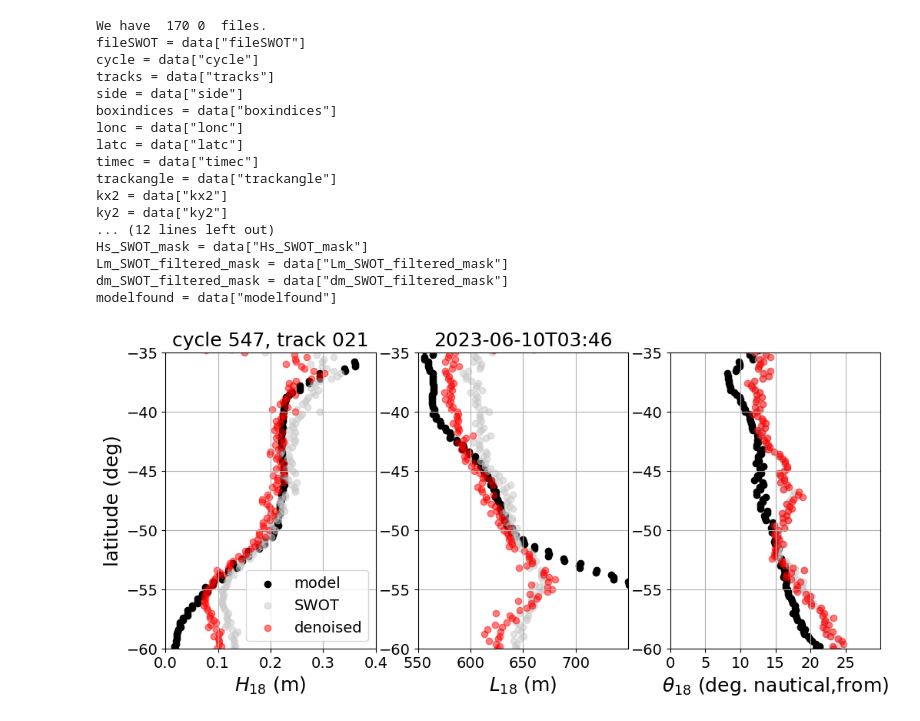
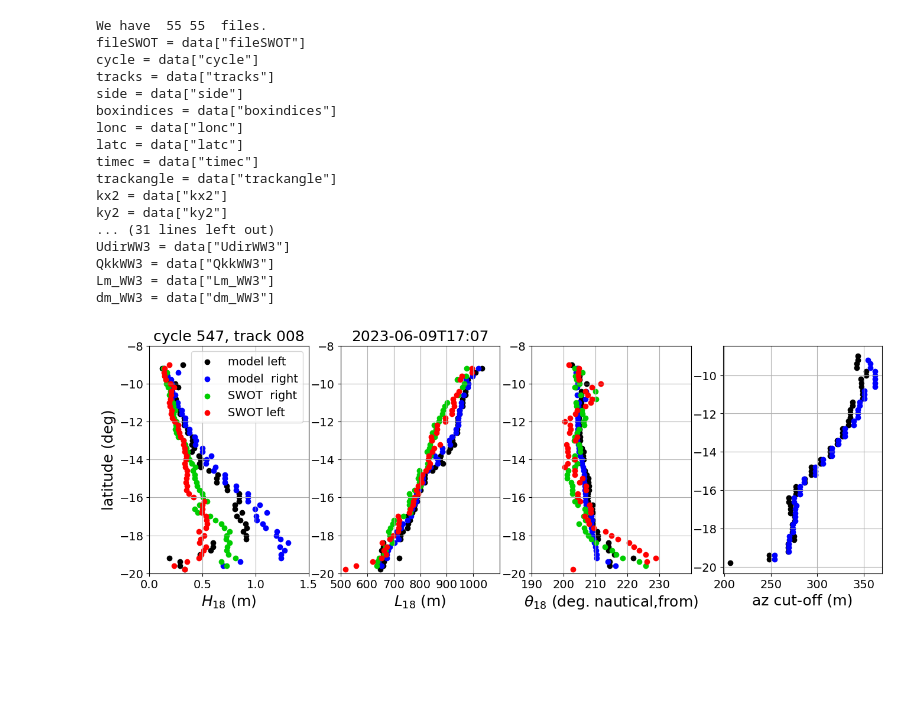
Before and after one commit to ardhuin/swellSWOT, a Jupyter notebook: analysis_track.ipynb, the cells around one changed output. Cells and saved outputs as stored; diff of their text form; code cells hidden in the pictures; blank space fills up the shorter version.

Commit message:
Added azimuthal cut off effect (with cut off wavelength estimated from wave model)

```diff
--- a/analysis_track.ipynb
+++ b/analysis_track.ipynb
@@ -33,13 +33,13 @@ mpl.rcParams.update({'figure.figsize':[10,6],'axes.grid' : True,'font.size': 14,
 # Note : other tests with different spectral resolution are in directories LOOP, LOOP2, LOOP3
 
 
-calibration=2
+calibration=1.2
 denoise=1
 
 # track for Figure 4.a
-#cycle='547';tracks='008';latrange=[-20,-8];Lrange=[500,1100];Lstep=100;thrange=[190,240];thstep=10;Hrange=[0,1.5];locleg='upper right';ileg=0;
+cycle='547';tracks='008';latrange=[-20,-8];Lrange=[500,1100];Lstep=100;thrange=[190,240];thstep=10;Hrange=[0,1.5];locleg='upper right';ileg=0;
 # track for Figure 4.b
-cycle='547';tracks='021';latrange=[-60,-35];Lrange=[550,750];Lstep=50;thrange=[0,30];thstep=5;Hrange=[0,0.4];locleg='lower right';ileg=0;
+#cycle='547';tracks='021';latrange=[-60,-35];Lrange=[550,750];Lstep=50;thrange=[0,30];thstep=5;Hrange=[0,0.4];locleg='lower right';ileg=1;
 
 # track for Figure S7a
 #cycle='548';tracks='017';latrange=[-55,-30];Lrange=[400,1000];Lstep=100;thrange=[180,270];thstep=15;Hrange=[0,3];locleg='lower right';ileg=1;
@@ -48,14 +48,17 @@ cycle='547';tracks='021';latrange=[-60,-35];Lrange=[550,750];Lstep=50;thrange=[0
 
 
 # track with buoys
-#cycle='545';tracks='010';latrange=[-45,-30];Lrange=[400,800];Lstep=100;thrange=[180,240];thstep=15;Hrange=[0,6];locleg='upper right';ileg=0;
+# Fig. S2.a
+#cycle='556';days='20230618';tracks='015';latrange=[35,59.6];Lrange=[500,800];Lstep=100;thrange=[180,240];thstep=15;Hrange=[0,0.3];locleg='lower right';ileg=1;
+
+#cycle='545';tracks='010';latrange=[-45,-30];Lrange=[400,800];Lstep=100;thrange=[180,240];thstep=15;Hrange=[0,7];locleg='upper right';ileg=0;
 #cycle='546';tracks='010';latrange=[-45,-30];Lrange=[400,800];Lstep=100;thrange=[180,240];thstep=15;Hrange=[0,3];locleg='lower right';ileg=1;
 
 
-file_lisr = sorted(glob.glob('ANIMATIONS/SWOT_swell_spectra_'+cycle+'_'+tracks+'_left_*.npz'));
+file_lisr = sorted(glob.glob('ANIMATION/SWOT_swell_spectra_'+cycle+'_'+tracks+'_left_*.npz'));
 #file_list = sorted(glob.glob('LOOP3/SWOT_swell*_'+tracks+'left_*.npz'));
 nfiles=len(file_lisr)
-file_lisl = sorted(glob.glob('ANIMATIONS/SWOT_swell_spectra_'+cycle+'_'+tracks+'_right_*.npz'));
+file_lisl = sorted(glob.glob('ANIMATION/SWOT_swell_spectra_'+cycle+'_'+tracks+'_right_*.npz'));
 nfilel=len(file_lisl)
 tracktag='cycle '+cycle+', track '+tracks;
 print('We have ',nfiles,nfilel,' files.')
@@ -73,18 +76,28 @@ for file_list in [file_lisr,file_lisl]:
         exec(k+' = data["'+k+'"]')
 
     dlat=np.sin(-trackangle*np.pi/180)
-    #mask,bmask=SWOTdefine_swell_mask_simple(E_WW3_noa_H2/HH2,coh,ang,sig0mean,dlat,kx2,ky2,mask_choice=0)
-    #mask,bmask=SWOTdefine_swell_mask_simple(E_WW3_noa_H2,coh,ang,sig0mean,dlat,kx2,ky2,mask_choice=0)
-    #amask,bmask=SWOTdefine_swell_mask_simple(E_SWOT/HH2,coh,ang,sig0mean,dlat,kx2,ky2,mask_choice=1)
-    #mask=ndimage.binary_dilation((amask > 0.5).astype(int))
+    #amask,bmask=swell.SWOTdefine_swell_mask_simple(E_WW3_noa_H2/HH2,coh,ang,sig0mean,dlat,kx2,ky2,mask_choice=0)
+    #amask,bmask=swell.SWOTdefine_swell_mask_simple(E_WW3_noa_H2/HH2,coh,ang,sig0mean,dlat,kx2,ky2,mask_choice=-3)
+    #amask,bmask=swell.SWOTdefine_swell_mask_simple(E_SWOT/HH2,coh,ang,sig0mean,dlat,kx2,ky2,mask_choice=1)
+    #amask=ndimage.binary_dilation((amask > 0.5).astype(int))
+
+    # Computes a calibration transfer function: Hptr to some power ...
+    sigu=(HsWW3/4)*(2*np.pi/Tm02WW3)
+    kc=(7310/875.0e3)/sigu/(2*np.pi)
+    if (indf==0):
+        Hazc = np.exp(-(ky2/kc)**2)
+        HHC=(HH2/(HH*Hazc))**(calibration-1)
+
+    HH3=HH2*HHC
+
+    #print('T02,lambda_c:',Tm02WW3,U10WW3,HsWW3,sigu,1/kc,kc*1000.)
 
     bigarray[indf,0]=timec
     bigarray[indf,1]=lonc
     bigarray[indf,2]=latc
     bigarray[indf,3]=timeww3
-    bigarray[indf,3]=0
+    bigarray[indf,4]=1/kc
 
-    HH3=HH*(HH2/HH)**calibration
 
     if obpfilter=='H':
         Hsnew,Lmm1new,Lmnew,dmnew=swell.SWOTspec_to_HsLm(E_SWOT,kx2,ky2,amask,HH,trackangle)
@@ -116,7 +129,7 @@ for file_list in [file_lisr,file_lisl]:
 
 
 gr=[0.,205./255.,0.]
-fig,axs=plt.subplots(1,3,figsize=(12,5))
+fig,axs=plt.subplots(1,4,figsize=(16,5))
 vecHs=np.linspace(1,12,23)
 if nfiles*nfilel > 0  :
    axs[0].scatter(bigarray[0:nfiles,11],bigarray[0:nfiles,2],c='black',linewidth=1,label='model left');
@@ -159,44 +172,52 @@ axs[1].set_xticks(np.arange(Lrange[0],Lrange[1],Lstep))
 axs[1].set_ylim(latrange)
 leg = axs[ileg].legend(loc=locleg, fontsize=14)
 
 lightcmap = cmocean.tools.lighten(cmo.ice_r, 0.5)
 
 if nfiles*nfilel > 0  :
-   axs[2].scatter(bigarray[0:nfiles,31],bigarray[0:nfiles,2],c='black',linewidth=1,label='Lm WW3');
-   axs[2].scatter(bigarray[nfiles+1:-1,31],bigarray[nfiles+1:-1,2],c='blue',linewidth=1,label='WW3 left');
-   axs[2].scatter(bigarray[nfiles+1:-1,30],bigarray[nfiles+1:-1,2],c=gr,linewidth=1,label='SWOT left');
-   axs[2].scatter(bigarray[0:nfiles,30],bigarray[0:nfiles,2],c='red',linewidth=1,label='Lm SWOT');
+   axs[2].scatter(bigarray[0:nfiles,31],bigarray[0:nfiles,2],c='black',linewidth=1,label='model left');
+   axs[2].scatter(bigarray[nfiles+1:-1,31],bigarray[nfiles+1:-1,2],c='blue',linewidth=1,label='model right');
+   axs[2].scatter(bigarray[nfiles+1:-1,30],bigarray[nfiles+1:-1,2],c=gr,linewidth=1,label='SWOT right');
+   axs[2].scatter(bigarray[0:nfiles,30],bigarray[0:nfiles,2],c='red',linewidth=1,label='SWOT left');
 else:
-   axs[2].scatter(bigarray[0:-1,31],bigarray[0:-1,2],c='black',linewidth=1,label='Lm WW3');
-   axs[2].scatter(bigarray[0:-1,30],bigarray[0:-1,2],c=gr,alpha=0.5,linewidth=1,label='Lm SWOT');
+   axs[2].scatter(bigarray[0:-1,31],bigarray[0:-1,2],c='black',linewidth=1,label='model');
+   axs[2].scatter(bigarray[0:-1,30],bigarray[0:-1,2],c=gr,alpha=0.5,linewidth=1,label='SWOT');
    if (denoise==1):
      axs[2].scatter(bigarray[0:-1,32],bigarray[0:-1,2],c='red',alpha=0.5,linewidth=1,label='denoised');
 
 axs[2].set_xlabel(r'$\theta_{18}$ (deg. nautical,from)', fontsize=18)
 axs[2].set_xlim(thrange)
 axs[2].set_xticks(np.arange(thrange[0],thrange[1],thstep))
 axs[2].set_ylim(latrange)
 #axs[2].set_title(tracktag)
+
+if nfiles*nfilel > 0  :
+   axs[3].scatter(bigarray[0:nfiles,4],bigarray[0:nfiles,2],c='black',linewidth=1,label='model left');
+   axs[3].scatter(bigarray[nfiles+1:-1,4],bigarray[nfiles+1:-1,2],c='blue',linewidth=1,label='model right');
+else:
+   axs[3].scatter(bigarray[0:-1,4],bigarray[0:-1,2],c='black',linewidth=1,label='model');
+
+axs[3].set_xlabel(r'az cut-off (m)', fontsize=18)
 if obpfilter=='H':
     fig.savefig('fulltrack_'+str(cycle)+'_'+str(tracks)+'_H.pdf')
 else:
-    fig.savefig('fulltrack_'+str(cycle)+'_'+str(tracks)+'_H2_cal_'+f'{abs(calibration):03.1f}'+'.pdf')
+    fig.savefig('fulltrack_'+str(cycle)+'_'+str(tracks)+'_H2azc_cal_'+f'{abs(calibration):03.1f}'+'.pdf')
 # %% [output]
-We have  170 0  files.
+We have  55 55  files.
 fileSWOT = data["fileSWOT"]
 cycle = data["cycle"]
 tracks = data["tracks"]
 side = data["side"]
 boxindices = data["boxindices"]
 lonc = data["lonc"]
 latc = data["latc"]
 timec = data["timec"]
 trackangle = data["trackangle"]
 kx2 = data["kx2"]
 ky2 = data["ky2"]
-... (12 lines left out)
-Hs_SWOT_mask = data["Hs_SWOT_mask"]
-Lm_SWOT_filtered_mask = data["Lm_SWOT_filtered_mask"]
-dm_SWOT_filtered_mask = data["dm_SWOT_filtered_mask"]
-modelfound = data["modelfound"]
+... (31 lines left out)
+UdirWW3 = data["UdirWW3"]
+QkkWW3 = data["QkkWW3"]
+Lm_WW3 = data["Lm_WW3"]
+dm_WW3 = data["dm_WW3"]
-[figure, old version]
+[figure, new version]
```
Also changed, not shown: parts of 4 cells of this notebook, 4 other files.
